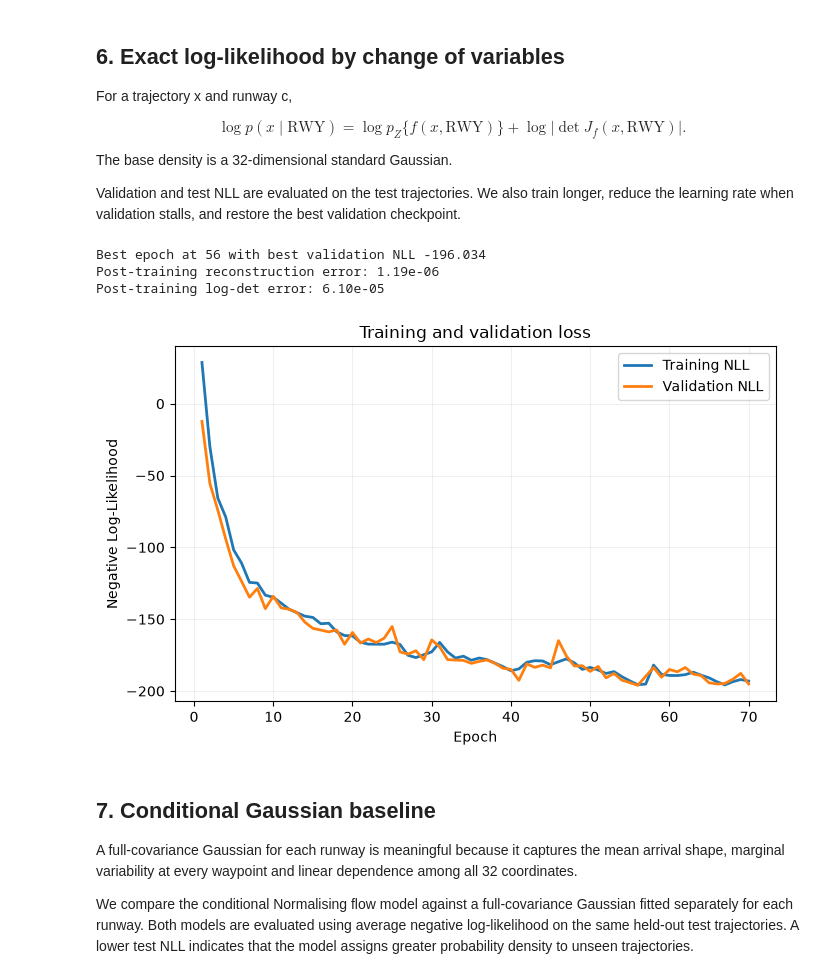
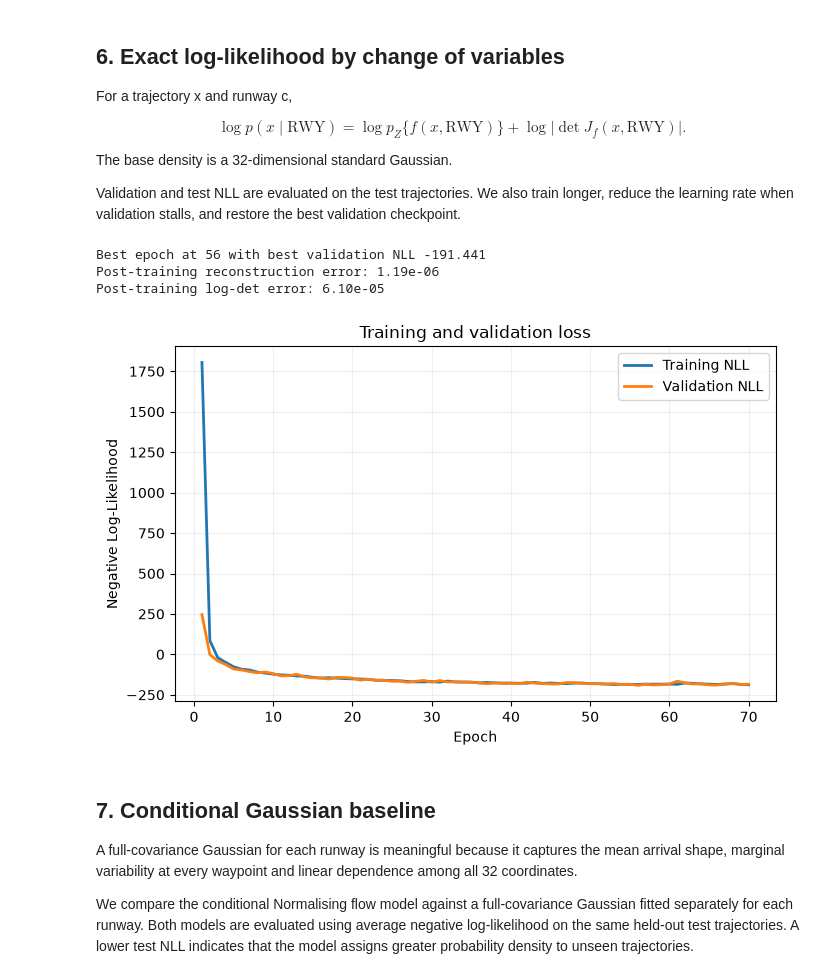
Before and after one commit to gamex-network/gamex_summer_school, a Jupyter notebook: 02_gamex_normalising_flows.ipynb, the cells around one changed output. Cells and saved outputs as stored; diff of their text form; code cells hidden in the pictures.

```diff
--- a/02_gamex_normalising_flows.ipynb
+++ b/02_gamex_normalising_flows.ipynb
@@ -18,8 +18,8 @@ random.seed(SEED)
 np.random.seed(SEED)
 torch.manual_seed(SEED)
 
-device = torch.device("cuda" if torch.cuda.is_available() else "cpu")
-# device = torch.device("cpu")  # force CPU for reproducibility
+# device = torch.device("cuda" if torch.cuda.is_available() else "cpu")
+device = torch.device("cpu")  # force CPU for reproducibility
 
 print("PyTorch:", torch.__version__)
 print("Device:", device)
@@ -596,8 +596,8 @@ def evaluate_flow_nll(model, loader):
 
 optimizer = torch.optim.AdamW(
     flow.parameters(),
-    lr=7.5e-3,
-    weight_decay=1e-4)
+    lr=1e-2,
+    weight_decay=5e-4)
 
 # scheduler = torch.optim.lr_scheduler.ReduceLROnPlateau(
 #     optimizer,
@@ -678,35 +678,35 @@ for epoch in range(1, N_EPOCHS + 1):
     ax.legend()
     ax.grid(alpha=0.2)
     fig.tight_layout()
     clear_output(wait=True)
     display(fig)
 
     print(
         f"Epoch {epoch:02d}/{N_EPOCHS} | "
         f"train loss {train_nll:.3f} | "
         f"val loss {val_nll:.3f}"
     )
 clear_output(wait=True)
 flow.load_state_dict(best_state)
 print(f"Best epoch at {best_epoch}", f"with best validation NLL {best_val_nll:.3f}")
 
 x_probe = x_test[:128].to(device)
 c_probe = c_test[:128].to(device)
 
 with torch.inference_mode():
     z_probe, ld = flow(x_probe, c_probe)
     x_back, ild = flow.inverse(z_probe, c_probe)
 
 post_roundtrip = (x_probe - x_back).abs().max().item()
 post_logdet = (ld + ild).abs().max().item()
 
 print("Post-training reconstruction error:", f"{post_roundtrip:.2e}")
 print("Post-training log-det error:", f"{post_logdet:.2e}")
 # %% [output]
-Best epoch at 56 with best validation NLL -196.034
+Best epoch at 56 with best validation NLL -191.441
 Post-training reconstruction error: 1.19e-06
 Post-training log-det error: 6.10e-05
-[figure, old version]
+[figure, new version]
 # %% [markdown]
 ## 7. Conditional Gaussian baseline
 
```
Also changed, not shown: parts of 5 cells of this notebook.
